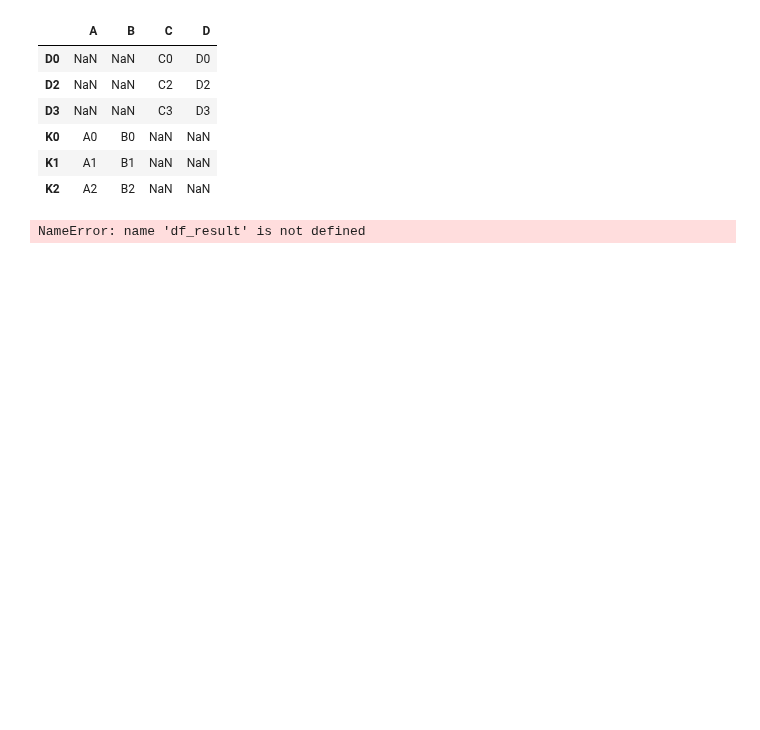
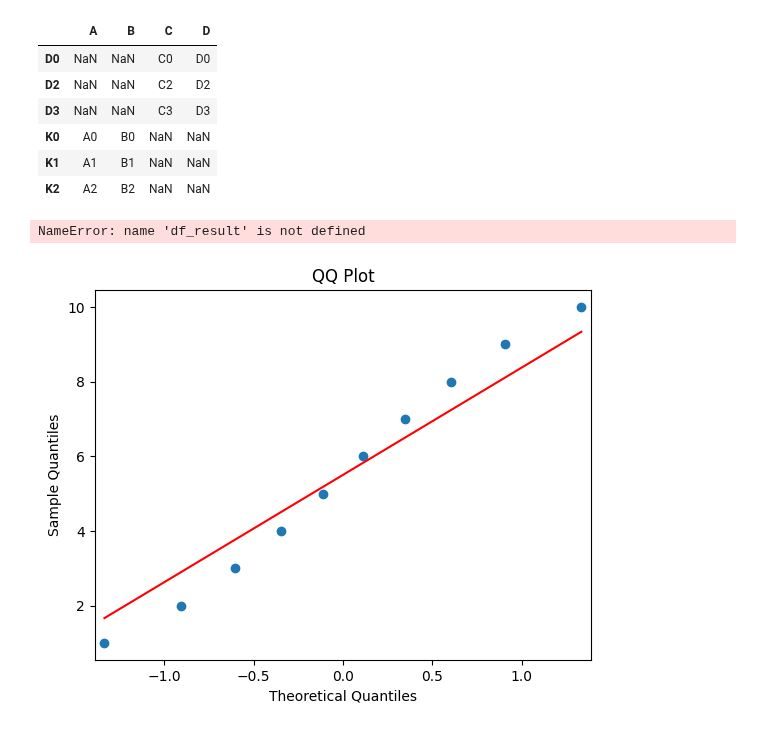
Before and after one commit to Danpr1984/Calculator-, a Jupyter notebook: Pandas training.ipynb, the cells around one changed output. Drawn from its saved outputs; the diff is of its cells as text; code cells hidden in the pictures; blank space fills up the shorter version.

```diff
--- a/Pandas training.ipynb
+++ b/Pandas training.ipynb
@@ -2934,3 +2958,20 @@ df_result = df_left.join(df_right, how='right')
 df_result.isna().sum()
 # %% [output]
 NameError: name 'df_result' is not defined
+# %%
+import statsmodels.api as sm
+data = {'values': [1, 3, 2, 5, 4, 7, 6, 9, 8, 10]}
+df = pd.DataFrame(data)
+
+# Create the QQ plot
+sm.qqplot(df['values'], line='s')
+
+# Set axis labels and title
+plt.xlabel('Theoretical Quantiles')
+plt.ylabel('Sample Quantiles')
+plt.title('QQ Plot')
+
+# Show the plot
+plt.show()
+# %% [output]
+[figure, added]
```
Also changed, not shown: parts of 5 cells of this notebook.
